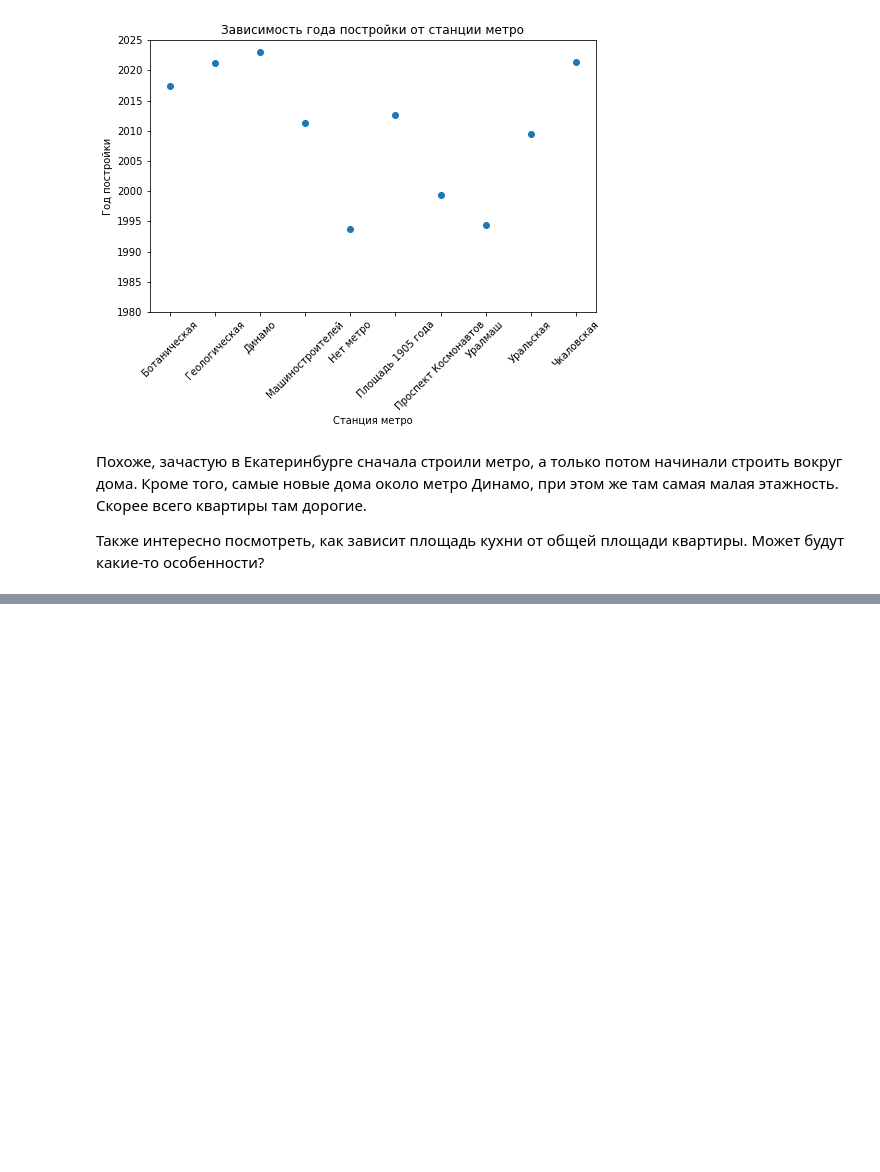
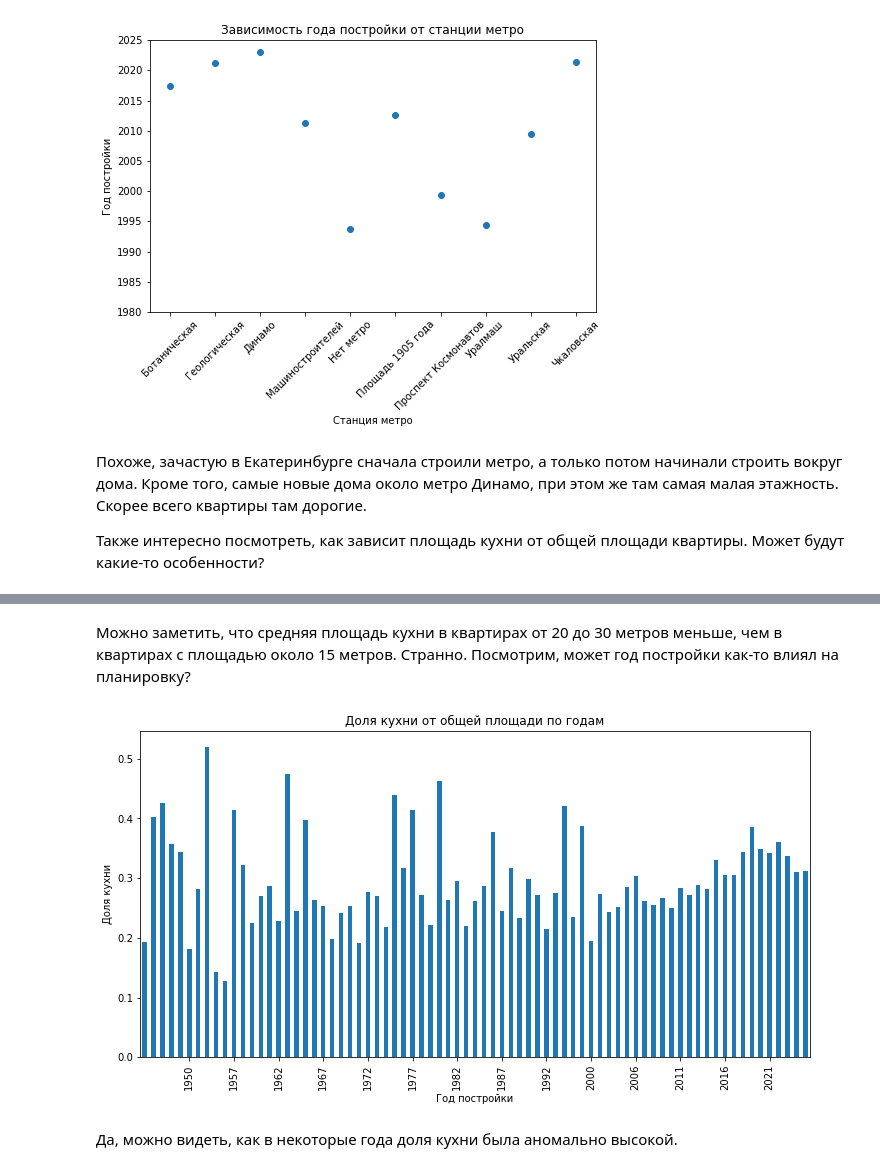
Before and after one commit to AnyutkaYan/Project, a Jupyter notebook: Data Processing.ipynb, the cells around one changed output, grey strips where cells are left out. Saved outputs shown, nothing was run; the diff lists cells and outputs as text; code cells hidden in the pictures; blank space fills up the shorter version.

```diff
--- a/Data Processing.ipynb
+++ b/Data Processing.ipynb
@@ -530,0 +514,20 @@ plt.show()
+# %% [markdown]
+Можно заметить, что средняя площадь кухни в квартирах от 20 до 30 метров меньше, чем в квартирах с площадью около 15 метров. Странно. Посмотрим, может год постройки как-то влиял на планировку?
+# %%
+df2 = df.copy()
+df2['k'] = df2['kitchen_meters']/df2['total_meters']
+
+df_grouped = df2.groupby('year_of_construction')['k'].mean()
+ax = df_grouped.plot(kind='bar', figsize=(12,6))
+
+x_ticks = ax.get_xticks()
+ax.set_xticks(x_ticks[5::5])
+
+plt.title('Доля кухни от общей площади по годам')
+plt.xlabel('Год постройки')
+plt.ylabel('Доля кухни')
+plt.show()
+# %% [output]
+[figure, added]
+# %% [markdown]
+Да, можно видеть, как в некоторые года доля кухни была аномально высокой.
```
Also changed, not shown: parts of 7 cells of this notebook.
